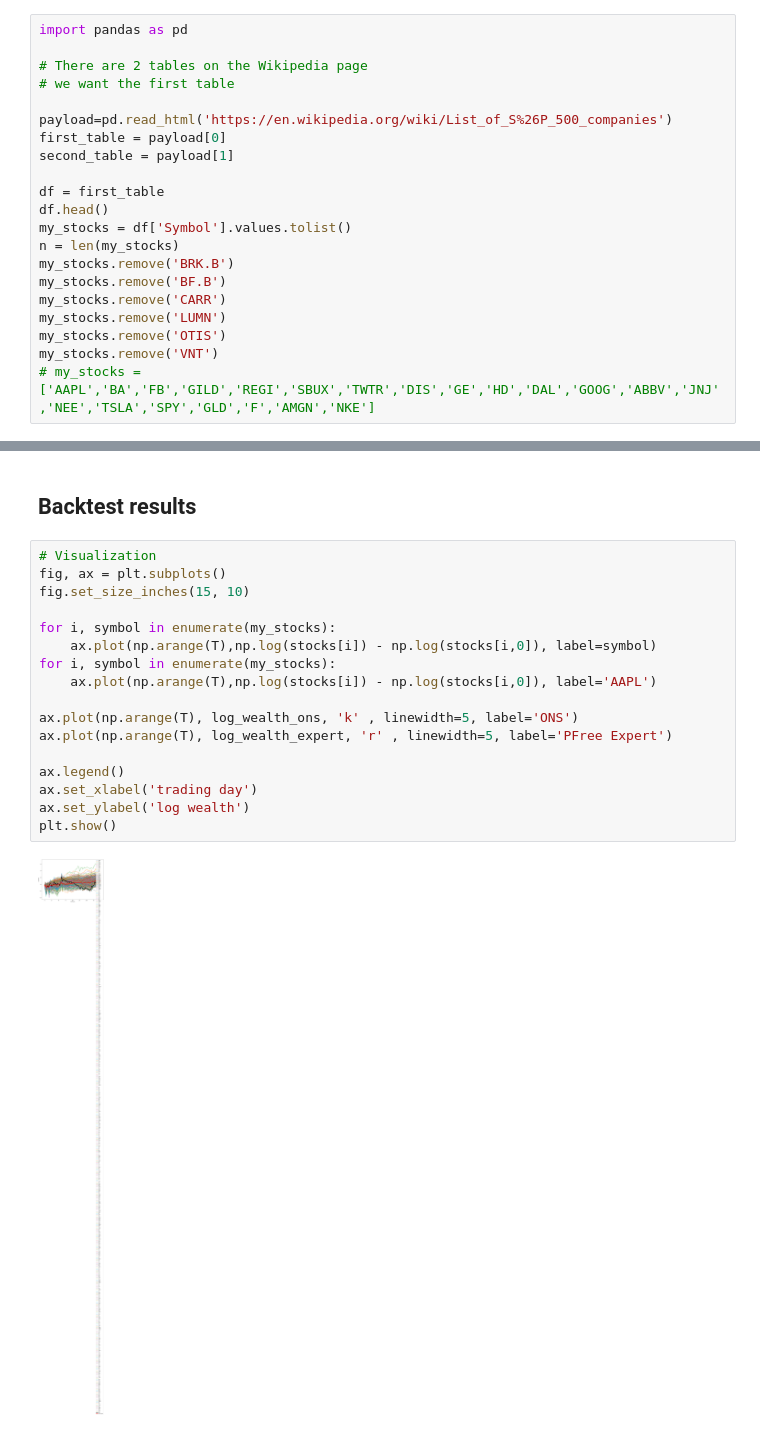
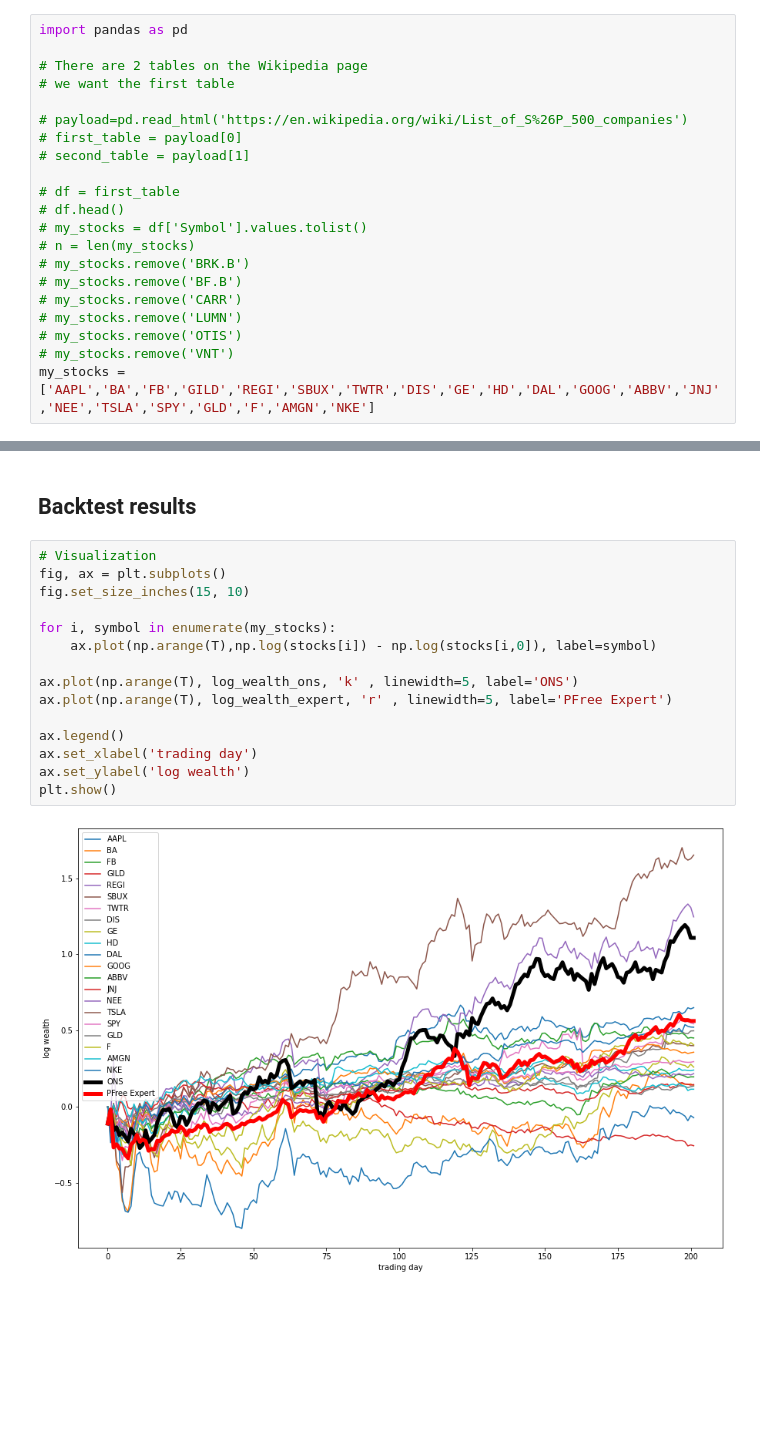
Before and after one commit to Siahkamari/Portfolio-Optimization-via-Expert-Algorithms, a Jupyter notebook: Online Newton Step/code/ons.ipynb, the cells around one changed output, grey strips where cells are left out. Cells and saved outputs as stored; diff of their text form; blank space fills up the shorter version.

Commit message:
stock selection made small

```diff
--- a/Online Newton Step/code/ons.ipynb
+++ b/Online Newton Step/code/ons.ipynb
@@ -14,21 +14,21 @@ import pandas as pd
 # There are 2 tables on the Wikipedia page
 # we want the first table
 
-payload=pd.read_html('https://en.wikipedia.org/wiki/List_of_S%26P_500_companies')
-first_table = payload[0]
-second_table = payload[1]
+# payload=pd.read_html('https://en.wikipedia.org/wiki/List_of_S%26P_500_companies')
+# first_table = payload[0]
+# second_table = payload[1]
 
-df = first_table
-df.head()
-my_stocks = df['Symbol'].values.tolist()
-n = len(my_stocks)
-my_stocks.remove('BRK.B')
-my_stocks.remove('BF.B')
-my_stocks.remove('CARR')
-my_stocks.remove('LUMN')
-my_stocks.remove('OTIS')
-my_stocks.remove('VNT')
-# my_stocks = ['AAPL','BA','FB','GILD','REGI','SBUX','TWTR','DIS','GE','HD','DAL','GOOG','ABBV','JNJ','NEE','TSLA','SPY','GLD','F','AMGN','NKE']
+# df = first_table
+# df.head()
+# my_stocks = df['Symbol'].values.tolist()
+# n = len(my_stocks)
+# my_stocks.remove('BRK.B')
+# my_stocks.remove('BF.B')
+# my_stocks.remove('CARR')
+# my_stocks.remove('LUMN')
+# my_stocks.remove('OTIS')
+# my_stocks.remove('VNT')
+my_stocks = ['AAPL','BA','FB','GILD','REGI','SBUX','TWTR','DIS','GE','HD','DAL','GOOG','ABBV','JNJ','NEE','TSLA','SPY','GLD','F','AMGN','NKE']
 # %%
 import urllib.request
 
@@ -193,19 +193,17 @@ MO      0.0%
 # %%
 # Visualization
 fig, ax = plt.subplots()
 fig.set_size_inches(15, 10)
 
 for i, symbol in enumerate(my_stocks):
     ax.plot(np.arange(T),np.log(stocks[i]) - np.log(stocks[i,0]), label=symbol)
-for i, symbol in enumerate(my_stocks):
-    ax.plot(np.arange(T),np.log(stocks[i]) - np.log(stocks[i,0]), label='AAPL')
 
 ax.plot(np.arange(T), log_wealth_ons, 'k' , linewidth=5, label='ONS')
 ax.plot(np.arange(T), log_wealth_expert, 'r' , linewidth=5, label='PFree Expert')
 
 ax.legend()
 ax.set_xlabel('trading day')
 ax.set_ylabel('log wealth')
 plt.show()
 # %% [output]
-[figure, old version]
+[figure, new version]
```
Also changed, not shown: parts of 2 cells of this notebook, 3 other files.
